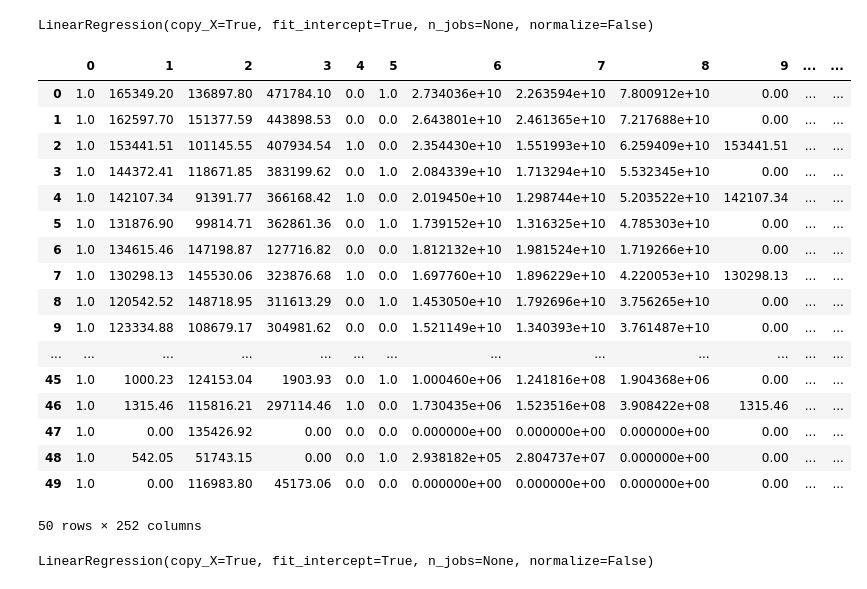
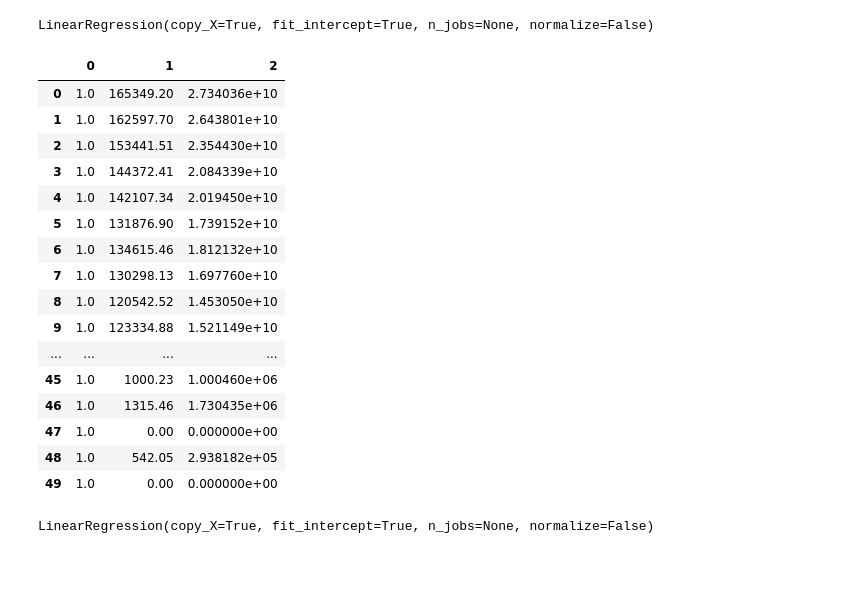
Before and after one commit to srmk1/learn-ml-hands-on, a Jupyter notebook: ml-training-models/linear-regression/polynomial-linear-regression-1.ipynb, the cells around one changed output. Drawn from its saved outputs; the diff is of its cells as text; code cells hidden in the pictures.

```diff
--- a/ml-training-models/linear-regression/polynomial-linear-regression-1.ipynb
+++ b/ml-training-models/linear-regression/polynomial-linear-regression-1.ipynb
@@ -82,29 +82,28 @@ LinearRegression(copy_X=True, fit_intercept=True, n_jobs=None, normalize=False)
 # %%
 # Fitting Polynomial Regression to the dataset
 from sklearn.preprocessing import PolynomialFeatures
-poly_reg = PolynomialFeatures(degree = 5)
-X_poly = poly_reg.fit_transform(X)
+poly_reg = PolynomialFeatures(degree = 2)
+X_poly = poly_reg.fit_transform(X[['R&D Spend']])
 X_poly_df = pd.DataFrame(X_poly)
 X_poly_df
 # %% [output]
-|  | 0 | 1 | 2 | 3 | 4 | 5 | 6 | 7 | 8 | 9 | ... | ... |
-| 0 | 1.0 | 165349.20 | 136897.80 | 471784.10 | 0.0 | 1.0 | 2.734036e+10 | 2.263594e+10 | 7.800912e+10 | 0.00 | ... | ... |
-| 1 | 1.0 | 162597.70 | 151377.59 | 443898.53 | 0.0 | 0.0 | 2.643801e+10 | 2.461365e+10 | 7.217688e+10 | 0.00 | ... | ... |
-| 2 | 1.0 | 153441.51 | 101145.55 | 407934.54 | 1.0 | 0.0 | 2.354430e+10 | 1.551993e+10 | 6.259409e+10 | 153441.51 | ... | ... |
-| 3 | 1.0 | 144372.41 | 118671.85 | 383199.62 | 0.0 | 1.0 | 2.084339e+10 | 1.713294e+10 | 5.532345e+10 | 0.00 | ... | ... |
-| 4 | 1.0 | 142107.34 | 91391.77 | 366168.42 | 1.0 | 0.0 | 2.019450e+10 | 1.298744e+10 | 5.203522e+10 | 142107.34 | ... | ... |
-| 5 | 1.0 | 131876.90 | 99814.71 | 362861.36 | 0.0 | 1.0 | 1.739152e+10 | 1.316325e+10 | 4.785303e+10 | 0.00 | ... | ... |
-| 6 | 1.0 | 134615.46 | 147198.87 | 127716.82 | 0.0 | 0.0 | 1.812132e+10 | 1.981524e+10 | 1.719266e+10 | 0.00 | ... | ... |
-| 7 | 1.0 | 130298.13 | 145530.06 | 323876.68 | 1.0 | 0.0 | 1.697760e+10 | 1.896229e+10 | 4.220053e+10 | 130298.13 | ... | ... |
-| 8 | 1.0 | 120542.52 | 148718.95 | 311613.29 | 0.0 | 1.0 | 1.453050e+10 | 1.792696e+10 | 3.756265e+10 | 0.00 | ... | ... |
-| 9 | 1.0 | 123334.88 | 108679.17 | 304981.62 | 0.0 | 0.0 | 1.521149e+10 | 1.340393e+10 | 3.761487e+10 | 0.00 | ... | ... |
-| ... | ... | ... | ... | ... | ... | ... | ... | ... | ... | ... | ... | ... |
-| 45 | 1.0 | 1000.23 | 124153.04 | 1903.93 | 0.0 | 1.0 | 1.000460e+06 | 1.241816e+08 | 1.904368e+06 | 0.00 | ... | ... |
-| 46 | 1.0 | 1315.46 | 115816.21 | 297114.46 | 1.0 | 0.0 | 1.730435e+06 | 1.523516e+08 | 3.908422e+08 | 1315.46 | ... | ... |
-| 47 | 1.0 | 0.00 | 135426.92 | 0.00 | 0.0 | 0.0 | 0.000000e+00 | 0.000000e+00 | 0.000000e+00 | 0.00 | ... | ... |
-| 48 | 1.0 | 542.05 | 51743.15 | 0.00 | 0.0 | 1.0 | 2.938182e+05 | 2.804737e+07 | 0.000000e+00 | 0.00 | ... | ... |
-| 49 | 1.0 | 0.00 | 116983.80 | 45173.06 | 0.0 | 0.0 | 0.000000e+00 | 0.000000e+00 | 0.000000e+00 | 0.00 | ... | ... |
+|  | 0 | 1 | 2 |
+| 0 | 1.0 | 165349.20 | 2.734036e+10 |
+| 1 | 1.0 | 162597.70 | 2.643801e+10 |
+| 2 | 1.0 | 153441.51 | 2.354430e+10 |
+| 3 | 1.0 | 144372.41 | 2.084339e+10 |
+| 4 | 1.0 | 142107.34 | 2.019450e+10 |
+| 5 | 1.0 | 131876.90 | 1.739152e+10 |
+| 6 | 1.0 | 134615.46 | 1.812132e+10 |
+| 7 | 1.0 | 130298.13 | 1.697760e+10 |
+| 8 | 1.0 | 120542.52 | 1.453050e+10 |
+| 9 | 1.0 | 123334.88 | 1.521149e+10 |
+| ... | ... | ... | ... |
+| 45 | 1.0 | 1000.23 | 1.000460e+06 |
+| 46 | 1.0 | 1315.46 | 1.730435e+06 |
+| 47 | 1.0 | 0.00 | 0.000000e+00 |
+| 48 | 1.0 | 542.05 | 2.938182e+05 |
+| 49 | 1.0 | 0.00 | 0.000000e+00 |
-50 rows × 252 columns
 # %%
 # Fit a polynominal regression
 poly_lin_reg = LinearRegression()
```
Also changed, not shown: parts of 2 cells of this notebook, 5 other files.
